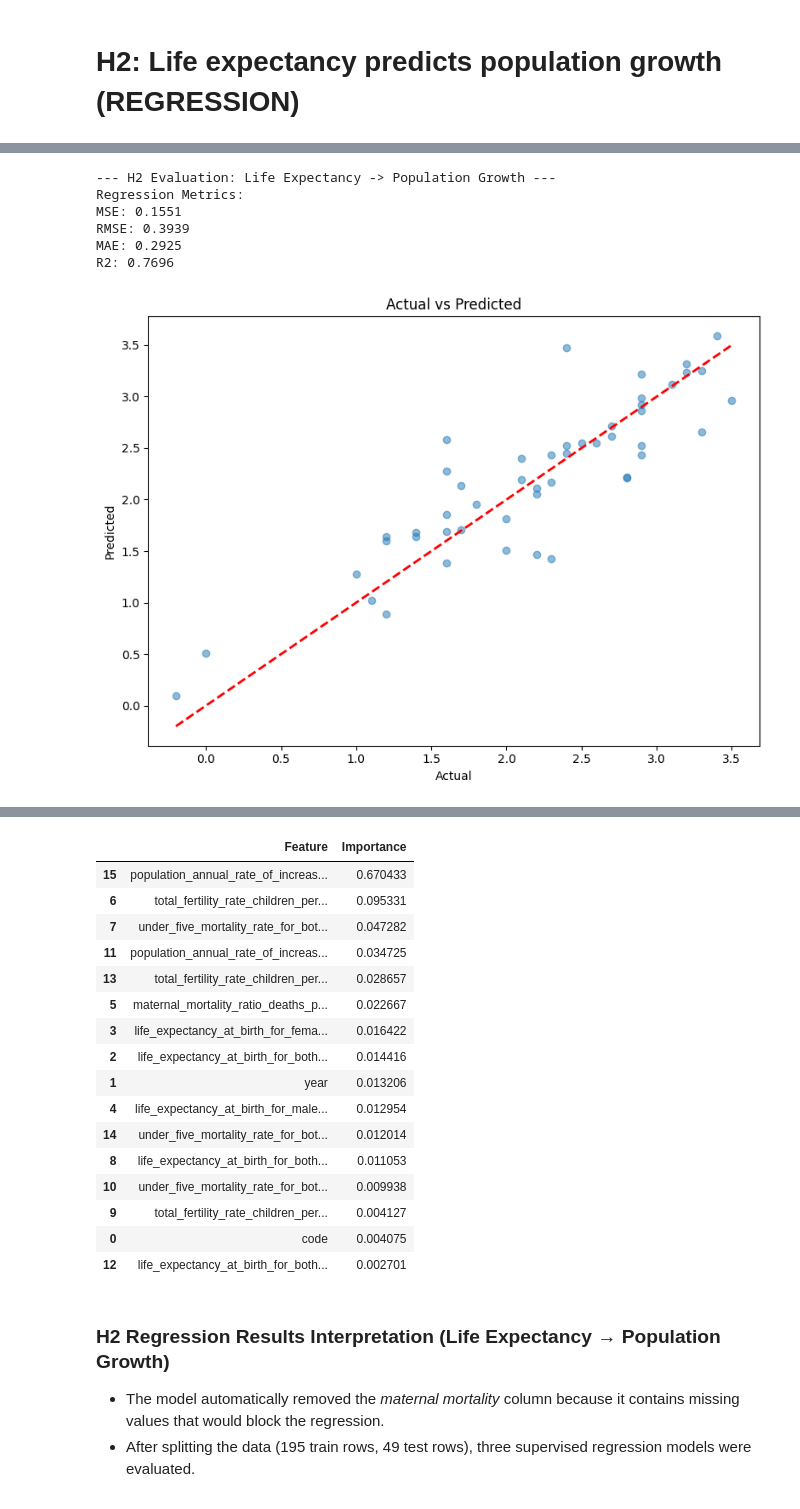
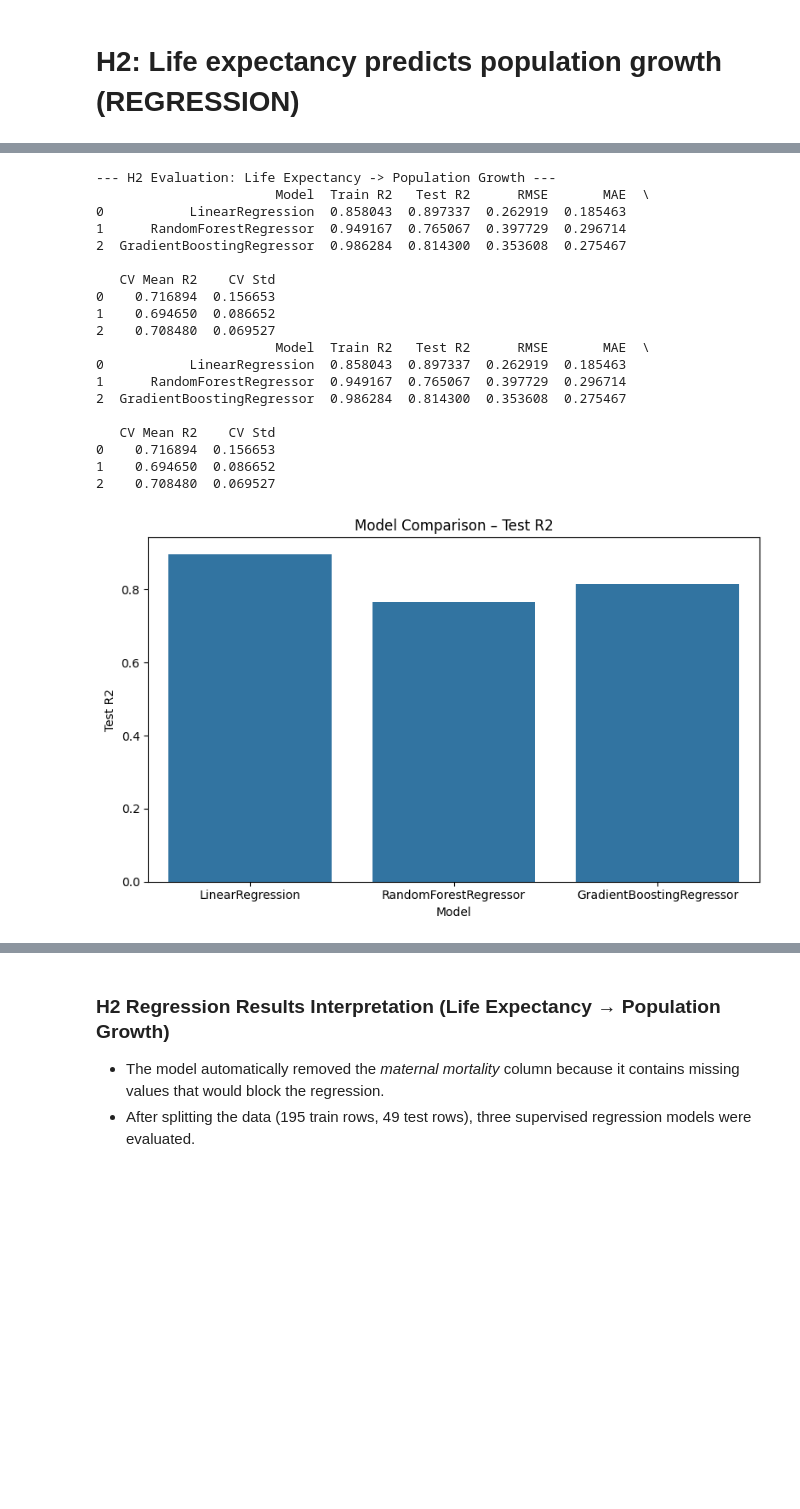
Before and after one commit to GHEASANDRINEMAWEN/Africa-Population-Trend-and-Health-Analysis-UN-dataset-, a Jupyter notebook: notebooks/main_analysis.ipynb, the cells around one changed output, grey strips where cells are left out. Saved outputs shown, nothing was run; the diff lists cells and outputs as text; code cells hidden in the pictures; blank space fills up the shorter version.

```diff
--- a/notebooks/main_analysis.ipynb
+++ b/notebooks/main_analysis.ipynb
@@ -379,15 +383,39 @@ Params: default
 # %%
 # Evaluate H2 Model
+# Reload the module to get the latest version
+import importlib
+import src.model_evaluator
+importlib.reload(src.model_evaluator)
+from src.model_evaluator import ModelEvaluator
+
 print("\n--- H2 Evaluation: Life Expectancy -> Population Growth ---")
-evaluator_h2 = ModelEvaluator(best_h2, trainer_h2.X_test, trainer_h2.y_test, problem_type="regression")
-metrics_h2 = evaluator_h2.evaluate()
-evaluator_h2.plot_actual_vs_predicted()
-evaluator_h2.plot_feature_importance()
+evaluator_h2_temp = ModelEvaluator()
+comparison_h2_temp = evaluator_h2_temp.evaluate_models(
+    trainer_h2,
+    ["LinearRegression", "RandomForestRegressor", "GradientBoostingRegressor"],
+    cv=5
+)
+print(comparison_h2_temp)
+evaluator_h2_temp.plot_comparison("Test R2")
+evaluator_h2_temp.plot_feature_importance("LinearRegression")
 # %% [output]
 --- H2 Evaluation: Life Expectancy -> Population Growth ---
-Regression Metrics:
-MSE: 0.1551
-RMSE: 0.3939
-MAE: 0.2925
-R2: 0.7696
+                       Model  Train R2   Test R2      RMSE       MAE  \
+0           LinearRegression  0.858043  0.897337  0.262919  0.185463
+1      RandomForestRegressor  0.949167  0.765067  0.397729  0.296714
+2  GradientBoostingRegressor  0.986284  0.814300  0.353608  0.275467
+
+   CV Mean R2    CV Std
+0    0.716894  0.156653
+1    0.694650  0.086652
+2    0.708480  0.069527
+                       Model  Train R2   Test R2      RMSE       MAE  \
+0           LinearRegression  0.858043  0.897337  0.262919  0.185463
+1      RandomForestRegressor  0.949167  0.765067  0.397729  0.296714
+2  GradientBoostingRegressor  0.986284  0.814300  0.353608  0.275467
+
+   CV Mean R2    CV Std
+0    0.716894  0.156653
+1    0.694650  0.086652
+2    0.708480  0.069527
-[figure, old version]
+[figure, new version]
@@ -395,20 +423,3 @@ R2: 0.7696
-|  | Feature | Importance |
-| 15 | population_annual_rate_of_increas... | 0.670433 |
-| 6 | total_fertility_rate_children_per... | 0.095331 |
-| 7 | under_five_mortality_rate_for_bot... | 0.047282 |
-| 11 | population_annual_rate_of_increas... | 0.034725 |
-| 13 | total_fertility_rate_children_per... | 0.028657 |
-| 5 | maternal_mortality_ratio_deaths_p... | 0.022667 |
-| 3 | life_expectancy_at_birth_for_fema... | 0.016422 |
-| 2 | life_expectancy_at_birth_for_both... | 0.014416 |
-| 1 | year | 0.013206 |
-| 4 | life_expectancy_at_birth_for_male... | 0.012954 |
-| 14 | under_five_mortality_rate_for_bot... | 0.012014 |
-| 8 | life_expectancy_at_birth_for_both... | 0.011053 |
-| 10 | under_five_mortality_rate_for_bot... | 0.009938 |
-| 9 | total_fertility_rate_children_per... | 0.004127 |
-| 0 | code | 0.004075 |
-| 12 | life_expectancy_at_birth_for_both... | 0.002701 |
 # %% [markdown]
 ### H2 Regression Results Interpretation (Life Expectancy → Population Growth)
 
```
Also changed, not shown: parts of 23 cells of this notebook, 4 other files.
